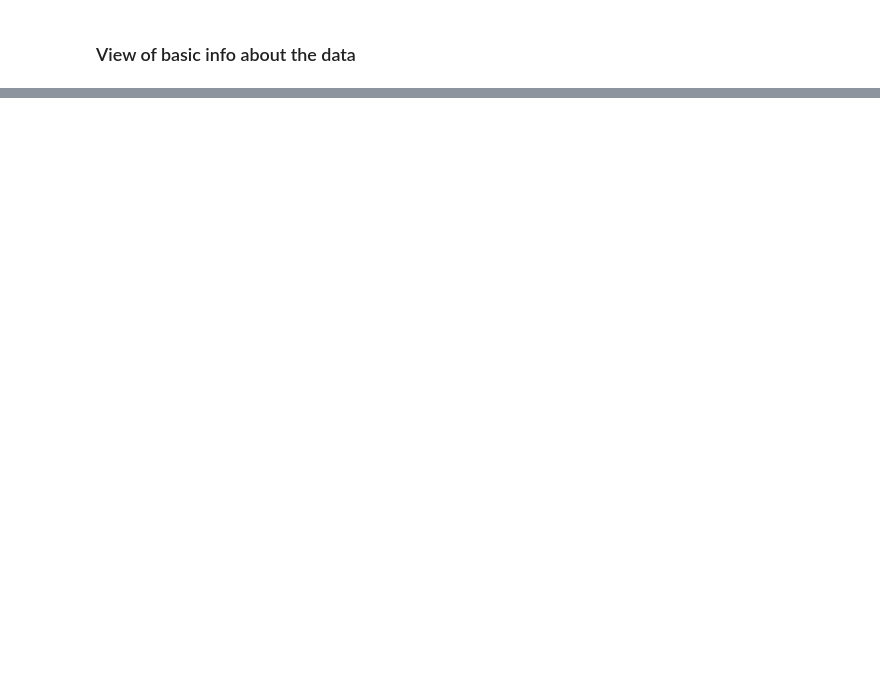
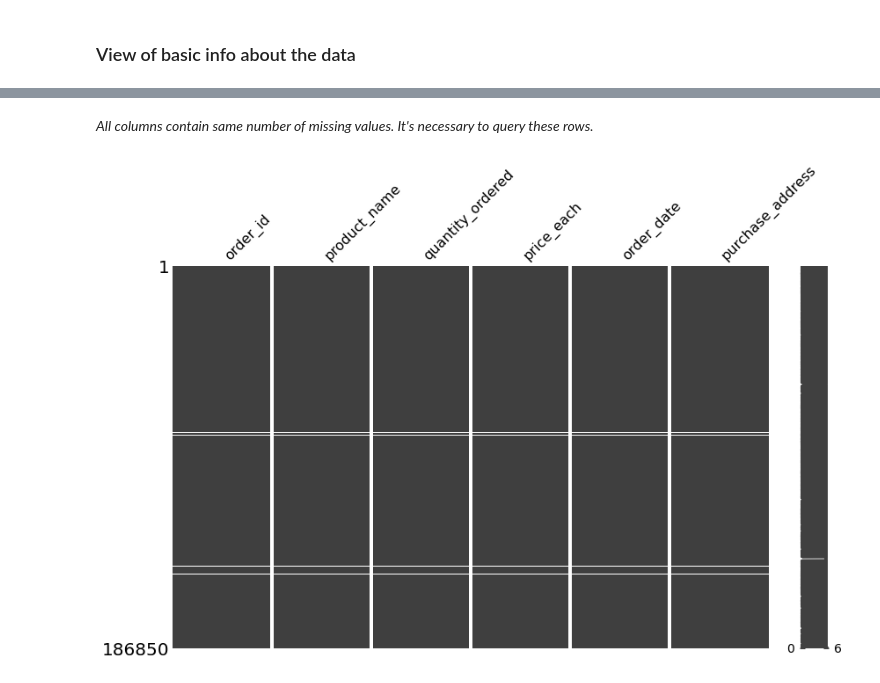
Before and after one commit to Bola-fadipe/Sales_EDA, a Jupyter notebook: sales.ipynb, the cells around one changed output, grey strips where cells are left out. Drawn from its saved outputs; the diff is of its cells as text; code cells hidden in the pictures; blank space fills up the shorter version.

```diff
--- a/sales.ipynb
+++ b/sales.ipynb
@@ -16,3 +26,18 @@ import glob
+# %%
+# Global setup
+
+# Visuals
+plt.style.use('fivethirtyeight')
+plt.rc('xtick', labelsize=10)
+plt.rc('ytick', labelsize=10)
+custom_colors = ('#2A9D8F', '#5BBA6F', '#3FA34D', '#2A9134', '#137547', '#054A29' )
+sns.set_palette(custom_colors)
+
+# pandas
+pd.set_option('max_colwidth', 40)
+pd.set_option('precision', 2)
+from IPython.core.interactiveshell import InteractiveShell
+InteractiveShell.ast_node_interactivity = 'all'
 # %%
 # getting a list of all files in the folder with matching pattern
 path = '/content/sales'
@@ -66,0 +155,9 @@ df.sample(5)
+# %% [markdown]
+*All columns contain same number of missing values. It's necessary to query these rows.*
+# %%
+# querying missing values using the missingno lib
+import missingno as msno
+%matplotlib inline
+msno.matrix(df, figsize=(12,8));
+# %% [output]
+[figure, added]
```
Also changed, not shown: parts of 164 cells of this notebook.
